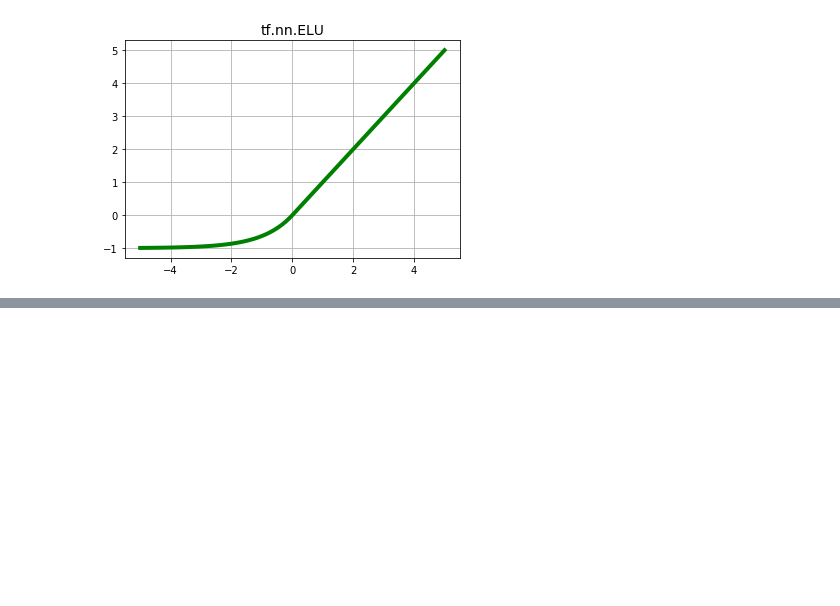
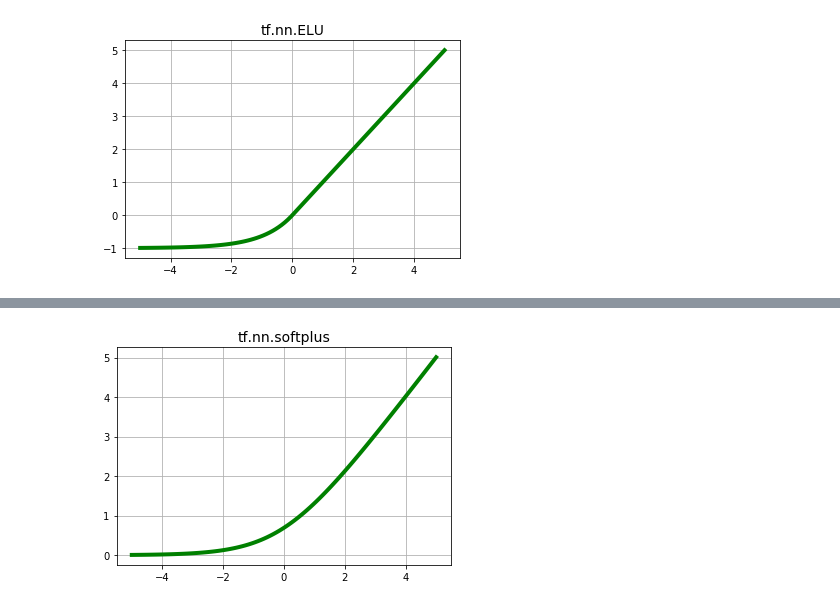
Before and after one commit to JackBurdick/teaching_a_computer_to_fish, a Jupyter notebook: activation_functions/scratch.ipynb, the cells around one changed output, grey strips where cells are left out. Drawn from its saved outputs; the diff is of its cells as text; code cells hidden in the pictures; blank space fills up the shorter version.

```diff
--- a/activation_functions/scratch.ipynb
+++ b/activation_functions/scratch.ipynb
@@ -79,0 +129,16 @@ plot_data("tf.nn.ELU", IN_DATA, out_data)
+# %%
+reset_graph()
+
+# graph
+in_val = tf.placeholder(tf.float32, shape=[None])
+act_func_out = tf.nn.softplus(in_val)
+
+# input
+feed = {in_val: IN_DATA}
+
+with tf.Session() as sess:
+    out_data = sess.run(act_func_out, feed_dict=feed)
+
+plot_data("tf.nn.softplus", IN_DATA, out_data)
+# %% [output]
+[figure, added]
```
Also changed, not shown: parts of 6 cells of this notebook.
